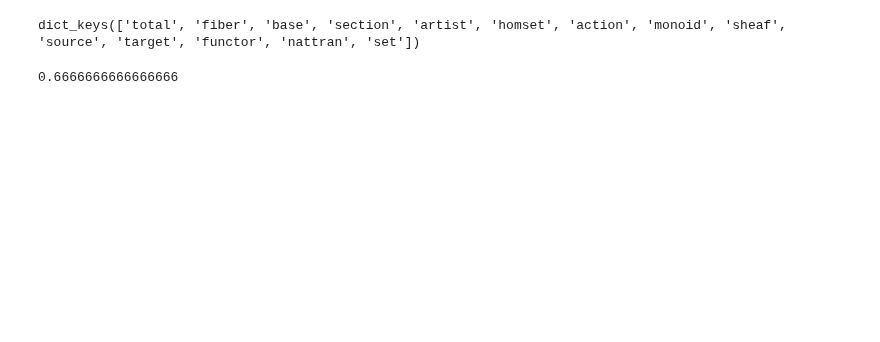
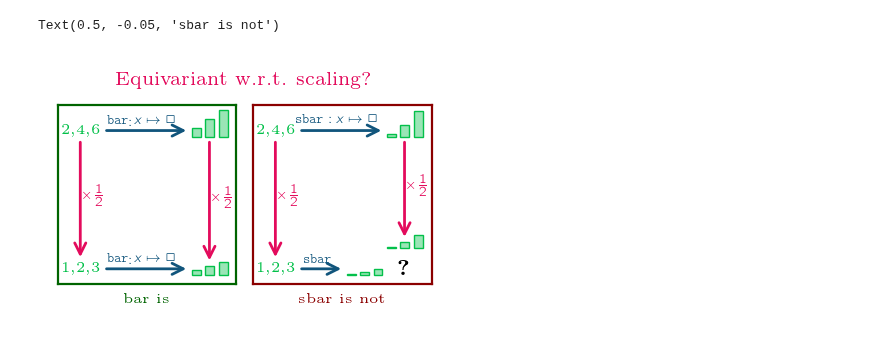
Before and after one commit to story645/team, a Jupyter notebook: paper/figcode/structure_p.ipynb, the cells around one changed output. Drawn from its saved outputs; the diff is of its cells as text; code cells hidden in the pictures; blank space fills up the shorter version.

```diff
--- a/paper/figcode/structure_p.ipynb
+++ b/paper/figcode/structure_p.ipynb
@@ -149,8 +160,72 @@ for ax in [ax1, ax2]:
-# %%
-pcd.keys()
-# %% [output]
-dict_keys(['total', 'fiber', 'base', 'section', 'artist', 'homset', 'action', 'monoid', 'sheaf', 'source', 'target', 'functor', 'nattran', 'set'])
-# %%
-2/3
-# %% [output]
-0.6666666666666666
+# %%
+# must regenerate object
+
+b1x1 = .75
+
+def barh_(di):
+    return di**2
+
+sd = [di*.5 for di in data]
+boxes = {'correct':  {di: bar((b1x1 + (bw+gap)*i, b1y1), bw, di*.025) for i, di in enumerate(data)},
+         'incorrect': {di: bar((b1x1 + (bw+gap)*i, b1y1), bw, barh_(di)*.004) for i, di in enumerate(data)},
+         'invariant': {di: bar((b1x1 + (bw+gap)*i, b1y1), bw, dx*.025) for i, (di, dx) in enumerate(zip(data, np.roll(data, 1)))}}
+
+
+boxes_scale = {k : { di: bar((b.get_xy()[0], b2y2 + (gap*6 if k=='incorrect' else 0)), b.get_width(), b.get_height()*.5) for di, b in v.items()} for k, v in boxes.items()}
+
+boxes_incorrect ={di: bar((b1x1 + (bw+gap)*i-gap*9, b2y2), bw, barh_(di)*.004) for i, di in enumerate(sd)}
+
+fig, axd = plt.subplot_mosaic([['correct', 'incorrect']], figsize=(2, 1.25), layout='compressed')
+
+for name, ax in axd.items():
+    ax.set(xticks=[], yticks=[], xlim=(0,1), ylim=(0,1), aspect='equal')
+
+
+    xy = ax.text(x1, b1y1, f"{",".join([str(i) for i in data])}", ha='left', va='bottom', fontsize=fs['tiny'], color=pcd['section'])
+    xley = ax.annotate("{:.0f},{:.0f},{:.0f}".format(*sd), xy=(0,0), xytext=(.5, b2y2), textcoords=(xy, 'data'), ha='center', va='bottom', fontsize=fs['tiny'], color=pcd['section'])
+
+    # arrows: annotate: tail, head, tail=text, xy=head
+
+    f1 = ax.annotate(f"", (.475, 1), (.475,0), xycoords=(xy, xley) , textcoords= xy, arrowprops=dict(arrowstyle="->,widthA=.15,lengthA=0", color=pcd['fiber']))
+    ml = ax.annotate(r"$\times\frac{1}{2}$", xy=(0,0), xytext=(.75, .5), textcoords=f1, fontsize=fs['tiny'], color=pcd['fiber'], ha='left', va='center')
+
+
+    for di in data:
+        ax.add_patch(boxes[name][di])
+        ax.add_patch(boxes_scale[name][di])
+
+
+    f1 = ax.annotate(f"", (.475, 1), (.475,0), xycoords= boxes_scale[name][4], textcoords = boxes[name][4], arrowprops=dict(arrowstyle="->,widthA=.15,lengthA=0", color=pcd['fiber']))
+    ml = ax.annotate(r"$\times\frac{1}{2}$", xy=(0,0), xytext=(.75, .5), textcoords=f1, fontsize=fs['tiny'], color=pcd['fiber'], ha='left', va='center')
+
+
+    hdx = boxes_scale[name][2]
+
+    if name == 'incorrect':
+        for d, b in boxes_incorrect.items():
+            ax.add_patch(b)
+        hdx = boxes_incorrect[1]
+        ax.text(b1x1+4*gap, b2y2-.02, r"$\textbf{?}$", ha='center', va='bottom', fontsize=fs['footnote'])
+
+    for i,(tail, head) in enumerate([(xy, (boxes[name][2], xy)), (xley, (hdx, xley), )]):
+        a = ax.annotate("", (0, .5), (1, .5), xycoords=head, textcoords=tail,  arrowprops=dict(arrowstyle="->,widthA=.15,lengthA=0", color=pcd['artist']))
+        match name:
+            case 'correct':
+                lab = r"$\texttt{bar}_: x \mapsto \Box$"
+            case 'invariant':
+                lab = r"$\texttt{wbar}: x \mapsto \Box$"
+            case 'incorrect':
+                lab = r"$\texttt{sbar}: x \mapsto \Box$" if i == 0 else r"$\texttt{sbar}$"
+        ax.annotate(lab, xy=(0,0), xytext =(.5, .85), textcoords=a, ha='center', va='bottom', color=pcd['artist'],  fontsize=fs['tiny'])
+
+axd['correct'].spines[:].set_color('darkgreen')
+axd['incorrect'].spines[:].set_color('darkred')
+#axd['invariant'].spines[:].set_color('orange')
+
+fig.suptitle("Equivariant w.r.t. scaling?", fontsize=fs['script'], color=pcd['fiber'])
+axd['correct'].text(.5, -.05, "bar is", transform=axd['correct'].transAxes, va='top', ha='center', color='darkgreen', fontsize=fs['tiny'],)
+axd['incorrect'].text(.5, -.05, "sbar is not", transform=axd['incorrect'].transAxes, va='top', ha='center', fontsize=fs['tiny'], color='darkred')
+#axd['invariant'].text(.5, -.05, "wbar is", transform=axd['invariant'].transAxes, va='top', ha='center', fontsize=fs['tiny'], color='orange')
+# %% [output]
+Text(0.5, -0.05, 'sbar is not')
+[figure, added]
```
Also changed, not shown: parts of 8 cells of this notebook, 6 other files.
